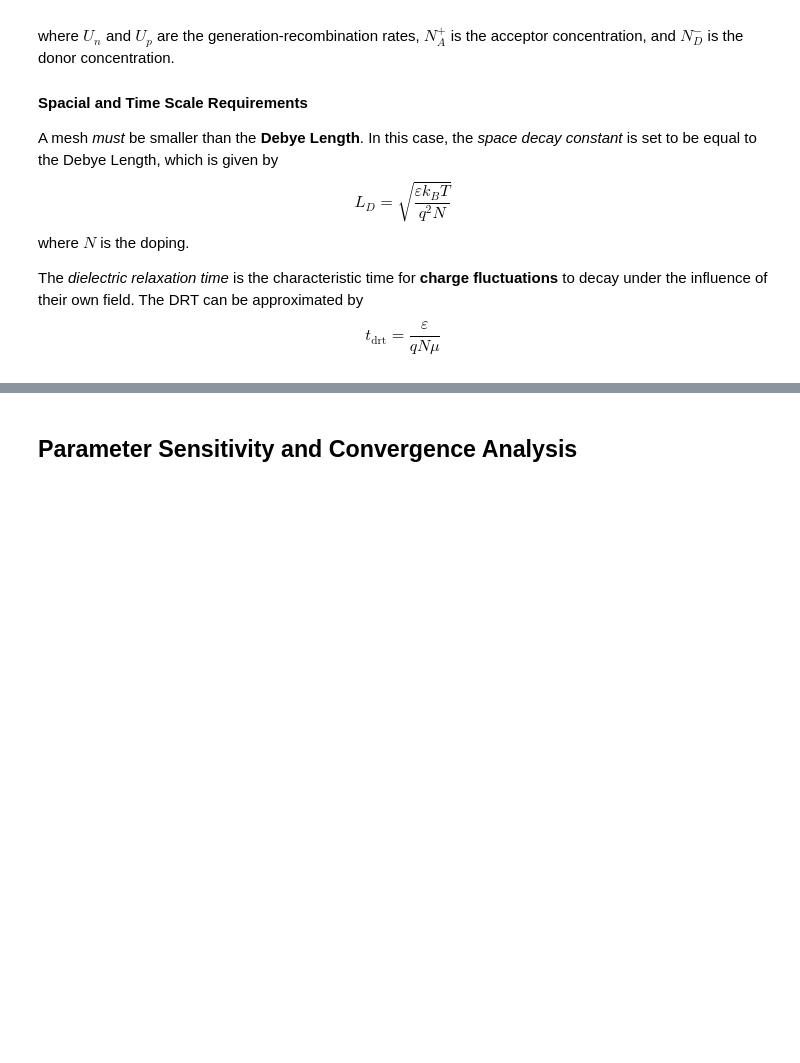
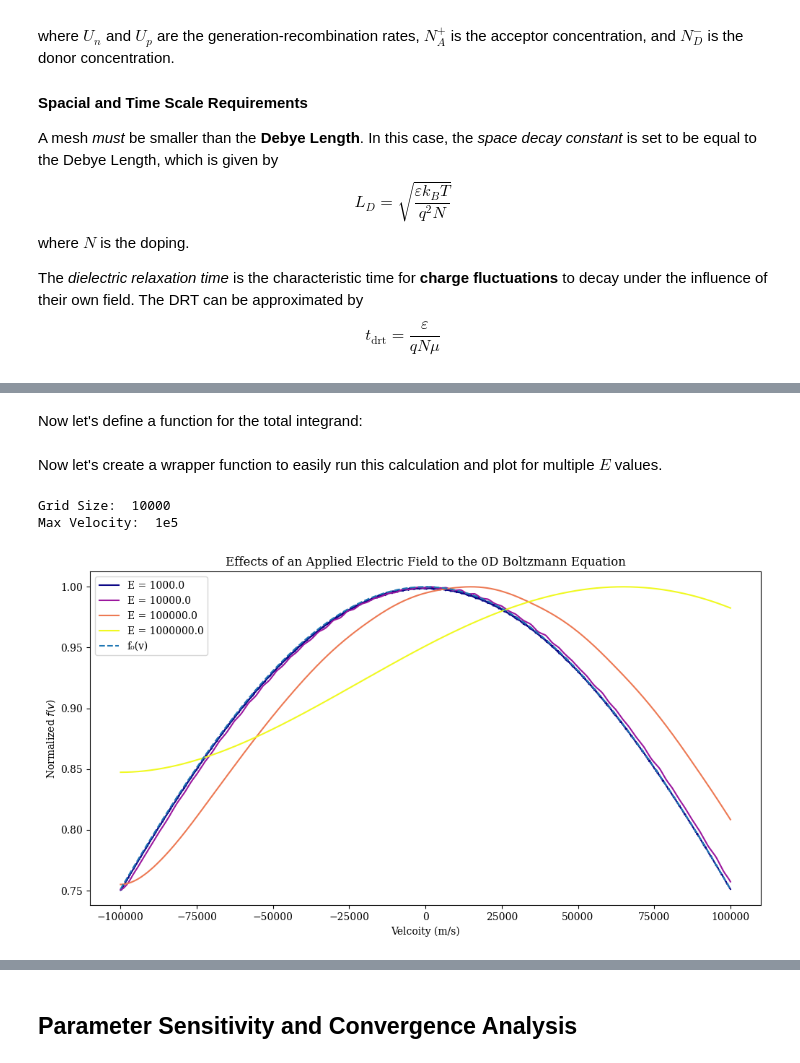
Before and after one commit to adkarp/boltzmann0d, a Jupyter notebook: theory.ipynb, the cells around one changed output, grey strips where cells are left out. Cells and saved outputs as stored; diff of their text form; code cells hidden in the pictures; blank space fills up the shorter version.

Commit message:
updated w/ determinisitic integration + monte-carlo eval functions

```diff
--- a/theory.ipynb
+++ b/theory.ipynb
@@ -275,0 +281,53 @@ consts = {
+# %% [markdown]
+Now let's define a function for the total integrand:
+# %%
+def df(v, f, E, **constants):
+    mstar = constants["mstar"]
+    tau_c = constants["tau_c"]
+    q = constants["q"]
+
+    alpha = mstar / (q * E * tau_c)
+
+    return alpha * (f0(v, **constants) - f)
+# %% [markdown]
+Now let's create a wrapper function to easily run this calculation and plot for multiple $E$ values.
+# %%
+def evalBoltzmann(E, f0, dfdv, **constants):
+    N = int(input("Grid Size: "))
+    Vmax = float(input("Max Velocity: "))
+
+    V = np.linspace(-Vmax, Vmax, N)
+
+    cmap = plt.get_cmap("plasma", len(E))
+    colors = cmap(np.arange(len(E)))
+
+    plt.figure(figsize=(12, 6))
+    for Efield, color in zip(E, colors):
+
+        f_init = f0(-Vmax, **constants)
+        sol = solve_ivp(
+            fun=lambda v, f: dfdv(v, f, E=Efield, **constants),
+            t_span=(-Vmax, Vmax),
+            y0=[f_init],
+            t_eval=V,
+            method="RK45",
+        )
+        v = sol.t
+        f = sol.y[0]
+
+        plt.plot(v, f / np.max(f), label=f"E = {Efield}", color=color)
+
+    plt.plot(v, f0(v, **constants) / np.max(f0(v, **constants)), "--", label="f₀(v)")
+
+    plt.xlabel("Velcoity (m/s)")
+    plt.ylabel("Normalized $f(v)$")
+    plt.legend()
+    plt.title(f"Effects of an Applied Electric Field to the 0D Boltzmann Equation")
+    plt.show()
+# %%
+E = np.logspace(3, 6, 4)
+evalBoltzmann(E, f0, df, **constants)
+# %% [output]
+Grid Size:  10000
+Max Velocity:  1e5
+[figure, added]
```
Also changed, not shown: parts of 16 cells of this notebook.
